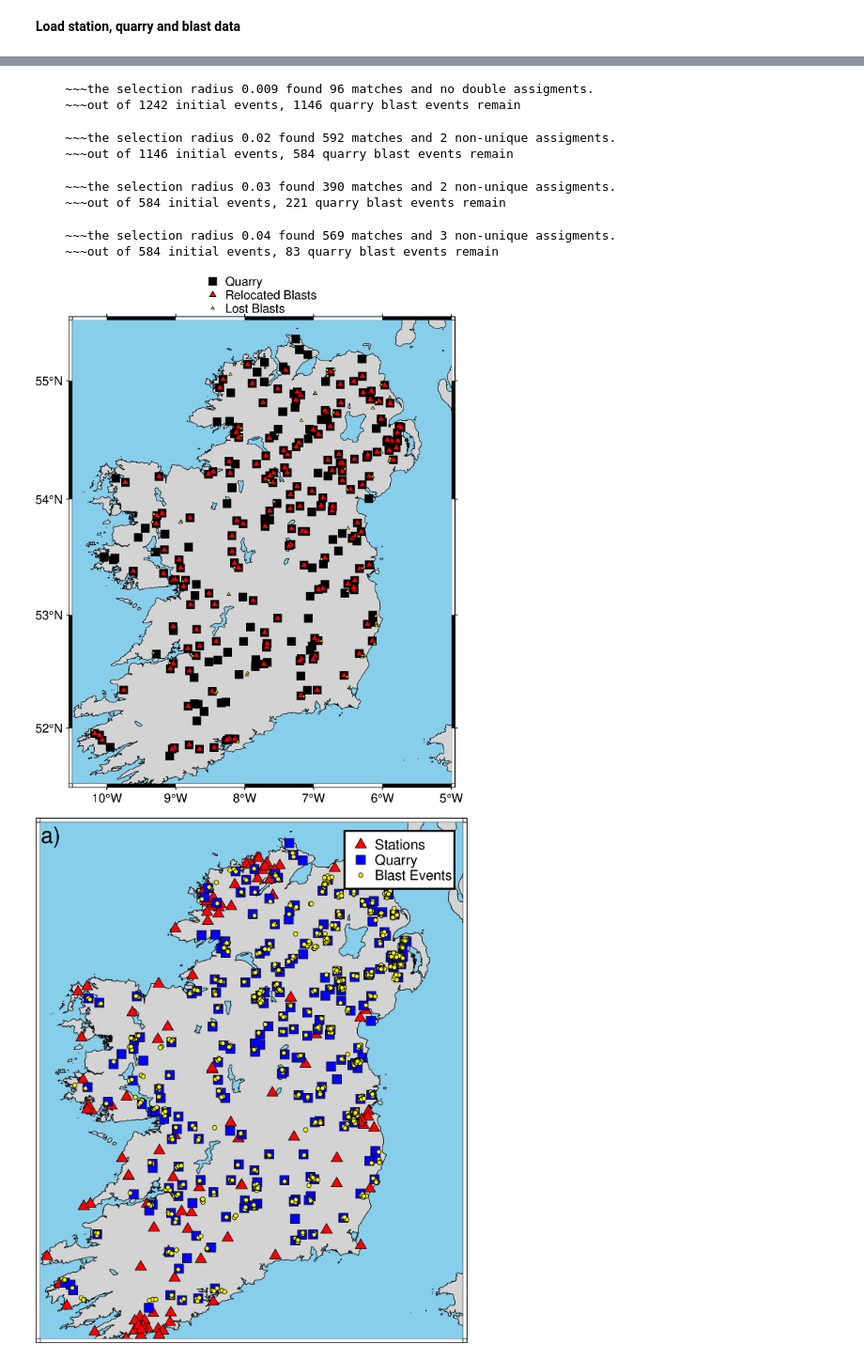
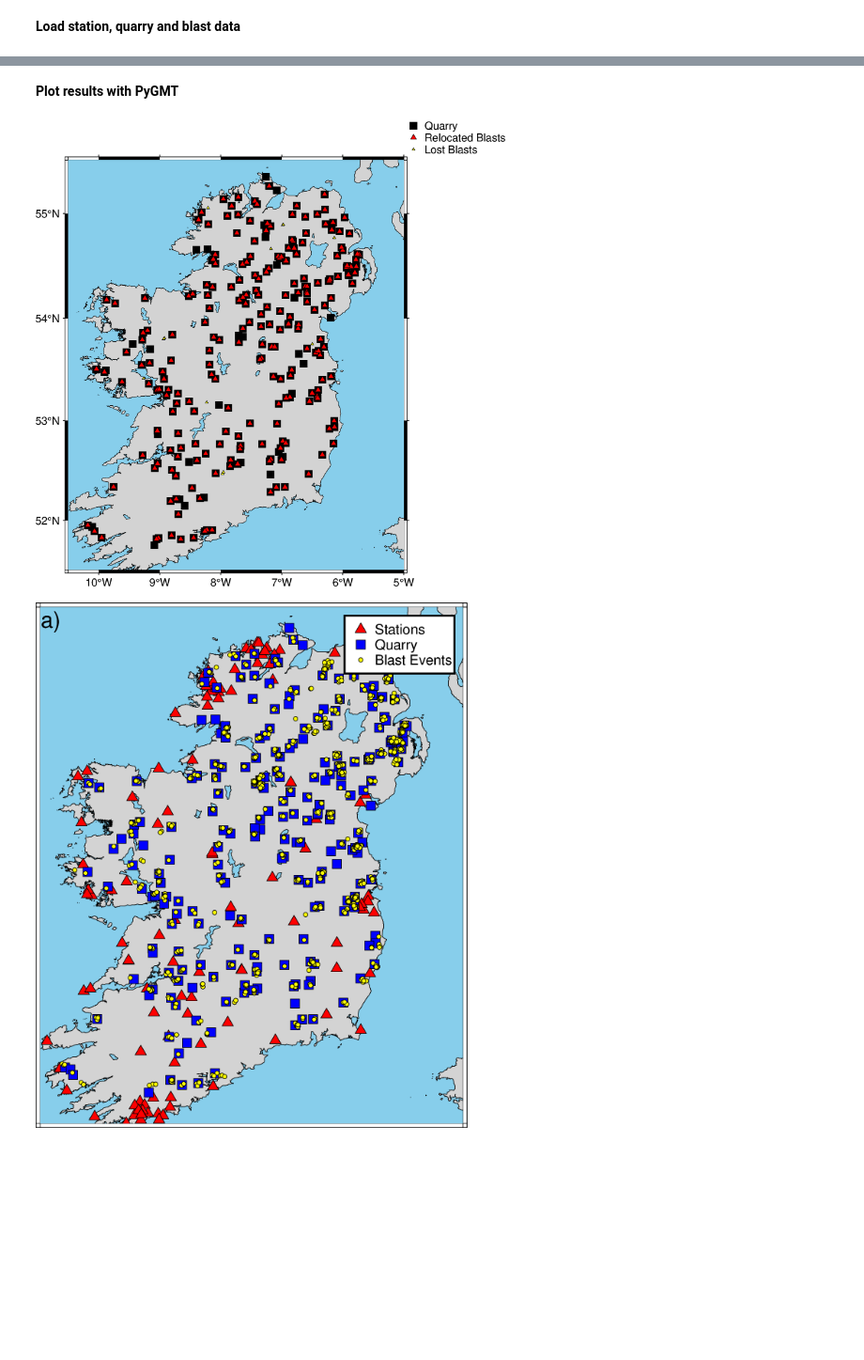
Before and after one commit to bru-melo/SeisBlast, a Jupyter notebook: relocate-blast.ipynb, the cells around one changed output, grey strips where cells are left out. Shown at 94% size. Saved outputs shown, nothing was run; the diff lists cells and outputs as text; code cells hidden in the pictures; blank space fills up the shorter version.

```diff
--- a/relocate-blast.ipynb
+++ b/relocate-blast.ipynb
@@ -35,7 +35,8 @@ def quarry_select(quarry_locations_df, blast_catalogue_df, radius):
             result['new-lat'] = quarry_lat
             relocated_blasts = pd.concat([relocated_blasts, result], ignore_index=True)
 
-    relocated_blasts.columns = ["lon_ev", "lat_ev", "id-ev", "lon-quarry", "lat-quarry"] #, "name-quary"
+    if not relocated_blasts.empty:
+        relocated_blasts.columns = ["lon_ev", "lat_ev", "id-ev", "lon-quarry", "lat-quarry"] #, "name-quary"
 
     # Filter values that appear more than once
     value_counts = relocated_blasts['id-ev'].value_counts()
@@ -74,5 +86,5 @@ blasts = pd.read_csv(r'/mnt/REPO/QUARRY-BLASTS/CATALOGS/quarry-blast-catalog-201
 # %%
-radius = [0.005, 0.0055, 0.007, 0.009, 0.0095, 0.011]
+radius = [0.005, 0.0055, 0.007, 0.009, 0.0095, 0.02, 0.03, 0.04, 0.05, 0.06, 0.07, 0.08]
 
 # Initialize relocated_blasts_all
 relocated_blasts_all = pd.DataFrame()
@@ -84,8 +96,6 @@ for r in radius:
     print("~~~processing radius "+str(r))
     quarry_blasts, remain_blasts_catalogue = quarry_select(quarries, remain_blasts_catalogue, str(r))
     relocated_blasts_all = pd.concat([relocated_blasts_all, quarry_blasts], ignore_index=True)
-
-relocated_blasts_all.shape
 # %% [output]
 ~~~processing radius 0.005
     ~~~the selection radius 0.005 found 93 matches and no double assigments.
@@ -110,7 +123,0 @@ ValueError: Length mismatch: Expected axis has 0 elements, new values have 5 ele
-# %%
-# #Do it again for remaining events with bigger radius
-
-relocated_blasts2,remain_blasts2 = quarry_select(quarries,remain_blasts1,"0.0055")
-#remain blasts2 already does not contain relocated blasts1.
-relocated_blasts_all = pd.concat([relocated_blasts1,relocated_blasts2], ignore_index=True)
-# relocated_blasts_all
@@ -126,59 +124,38 @@ relocated_blasts3,remain_blasts3 = quarry_select(quarries,remain_blasts2,"0.007"
-# %%
-
-relocated_blasts4,remain_blasts4 = quarry_select(quarries,remain_blasts3,"0.009")
-# %% [output]
-    ~~~the selection radius 0.009 found 96 matches and no double assigments.
-    ~~~out of 1242 initial events, 1146 quarry blast events remain
-# %%
-
-relocated_blasts5,remain_blasts5 = quarry_select(quarries,remain_blasts4,"0.02")
-# %% [output]
-    ~~~the selection radius 0.02 found 592 matches and 2 non-unique assigments.
-    ~~~out of 1146 initial events, 584 quarry blast events remain
-# %%
-
-relocated_blasts6,remain_blasts6 = quarry_select(quarries,remain_blasts5,"0.03")
-# %% [output]
-    ~~~the selection radius 0.03 found 390 matches and 2 non-unique assigments.
-    ~~~out of 584 initial events, 221 quarry blast events remain
-# %%
-
-relocated_blasts7,remain_blasts7 = quarry_select(quarries,remain_blasts5,"0.04")
-# %% [output]
-    ~~~the selection radius 0.04 found 569 matches and 3 non-unique assigments.
-    ~~~out of 584 initial events, 83 quarry blast events remain
+# %% [markdown]
+**Plot results with PyGMT**
 # %%
-#blasts_updated = pd.merge(, result, on=["lon", "lat"], how="left")
-# Plot adjusted points
 fig = pygmt.Figure()
 fig.basemap(region=region, projection="M10c", frame="a1")
 fig.coast(shorelines=True, water="skyblue", land="lightgray")
+#Plot quarry mine locations as black circles
 fig.plot(
     x=quarries["lon"],
     y=quarries["lat"],
-    style="s0.3c",  # Circle with 0.3 cm size
+    style="s0.3c",
     fill="black",
     pen="black",
     label="Quarry"
 )
-fig.plot(x=relocated_blasts7["lon-quarry"],
-         y=relocated_blasts7["lat-quarry"],
+#Plot relocated blasts as red circles
+fig.plot(x=relocated_blasts_all["lon-quarry"],
+         y=relocated_blasts_all["lat-quarry"],
          style="t0.2c",
          fill="red",
          pen="black",
          label="Relocated Blasts")
+#Plot remaining blasts as yellow circles
 fig.plot(
-    x=remain_blasts7['LON(deg)'],
-    y=remain_blasts7['LAT(deg)'],
-    style="t0.1c",  # Circle with 0.3 cm size
+    x=remain_blasts_catalogue['LON(deg)'],
+    y=remain_blasts_catalogue['LAT(deg)'],
+    style="t0.1c",
     fill="yellow",
     pen="black",
     label="Lost Blasts"
 )
-fig.legend(position="JTC")
+fig.legend(position="JTR")
 fig.show()
 # %% [output]
-[figure, old version]
+[figure, new version]
 # %%
 # fig = pygmt.Figure()
 # with fig.subplot(nrows=1, ncols=1, figsize=("10c","12c"), autolabel=True, sharex="b", sharey="l", frame=["WSen","f50"]):
```
Also changed, not shown: parts of 5 cells of this notebook, 1 other file.
